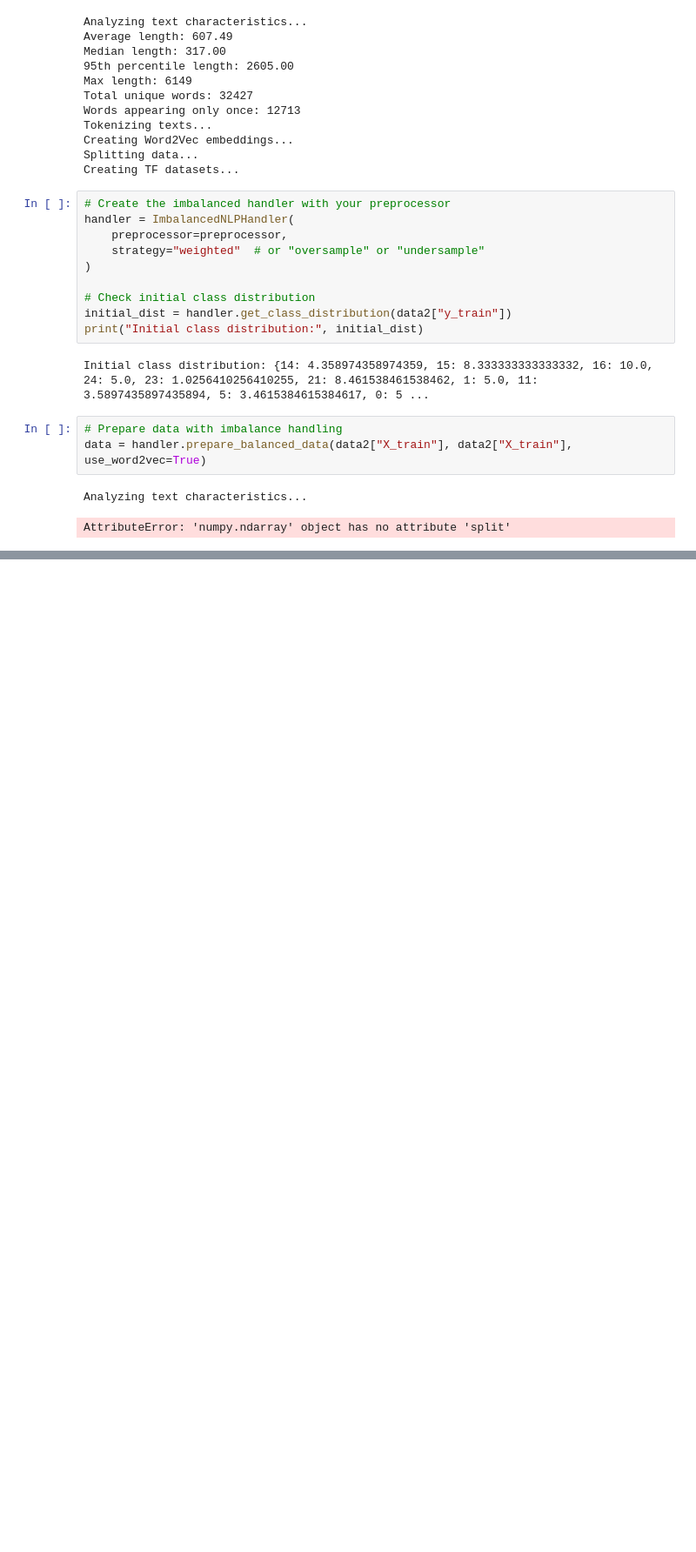
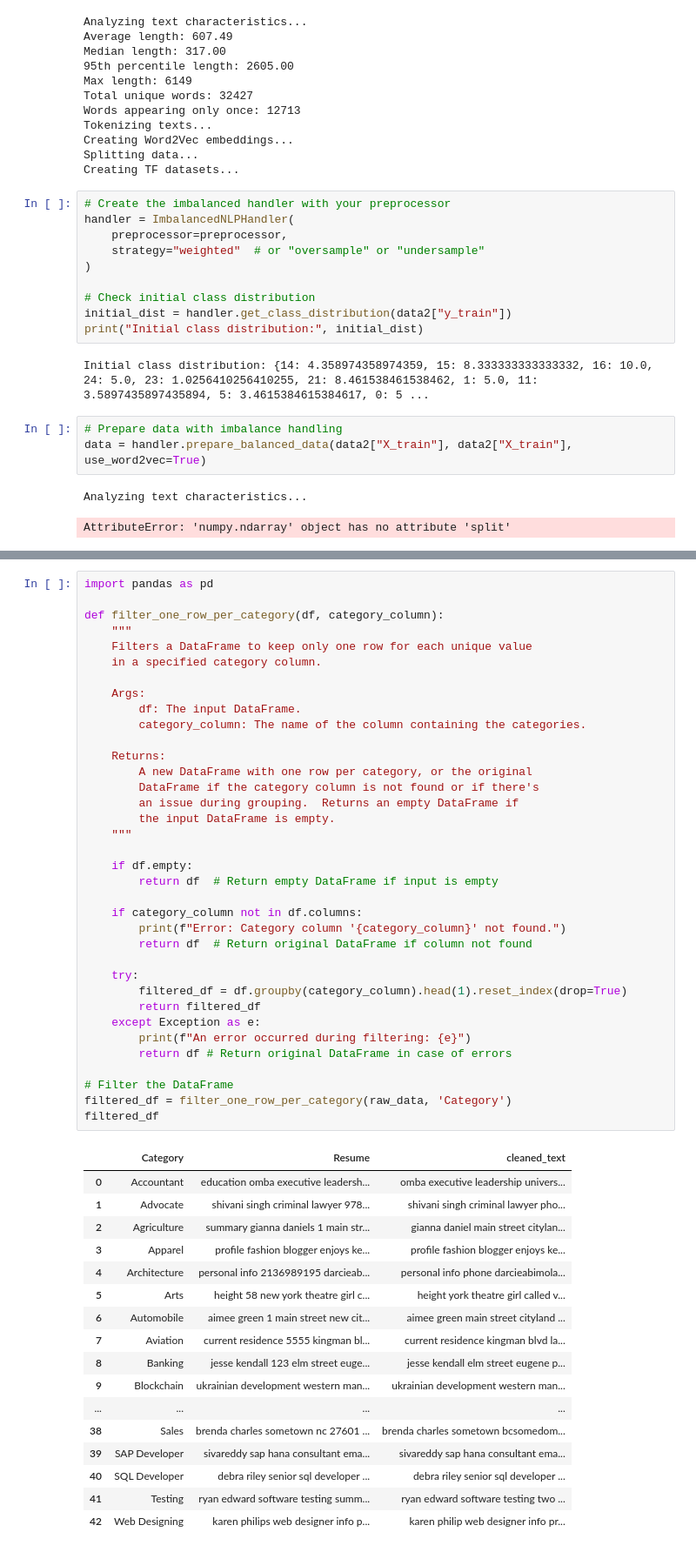
Before and after one commit to Rishit605/Resume-Analysis-NLP, a Jupyter notebook: notebook/NewTest.ipynb, the cells around one changed output, grey strips where cells are left out. Shown at 87% size. Cells and saved outputs as stored; diff of their text form; blank space fills up the shorter version.

Commit message:
DId some more testing.

```diff
--- a/notebook/NewTest.ipynb
+++ b/notebook/NewTest.ipynb
@@ -1342,0 +1742,54 @@ AttributeError: 'numpy.ndarray' object has no attribute 'split'
+# %%
+import pandas as pd
+
+def filter_one_row_per_category(df, category_column):
+    """
+    Filters a DataFrame to keep only one row for each unique value
+    in a specified category column.
+
+    Args:
+        df: The input DataFrame.
+        category_column: The name of the column containing the categories.
+
+    Returns:
+        A new DataFrame with one row per category, or the original
+        DataFrame if the category column is not found or if there's
+        an issue during grouping.  Returns an empty DataFrame if
+        the input DataFrame is empty.
+    """
+
+    if df.empty:
+        return df  # Return empty DataFrame if input is empty
+
+    if category_column not in df.columns:
+        print(f"Error: Category column '{category_column}' not found.")
+        return df  # Return original DataFrame if column not found
+
+    try:
+        filtered_df = df.groupby(category_column).head(1).reset_index(drop=True)
+        return filtered_df
+    except Exception as e:
+        print(f"An error occurred during filtering: {e}")
+        return df # Return original DataFrame in case of errors
+
+# Filter the DataFrame
+filtered_df = filter_one_row_per_category(raw_data, 'Category')
+filtered_df
+# %% [output]
+|  | Category | Resume | cleaned_text |
+| 0 | Accountant | education omba executive leadersh... | omba executive leadership univers... |
+| 1 | Advocate | shivani singh criminal lawyer 978... | shivani singh criminal lawyer pho... |
+| 2 | Agriculture | summary gianna daniels 1 main str... | gianna daniel main street citylan... |
+| 3 | Apparel | profile fashion blogger enjoys ke... | profile fashion blogger enjoys ke... |
+| 4 | Architecture | personal info 2136989195 darcieab... | personal info phone darcieabimola... |
+| 5 | Arts | height 58 new york theatre girl c... | height york theatre girl called v... |
+| 6 | Automobile | aimee green 1 main street new cit... | aimee green main street cityland ... |
+| 7 | Aviation | current residence 5555 kingman bl... | current residence kingman blvd la... |
+| 8 | Banking | jesse kendall 123 elm street euge... | jesse kendall elm street eugene p... |
+| 9 | Blockchain | ukrainian development western man... | ukrainian development western man... |
+| ... | ... | ... | ... |
+| 38 | Sales | brenda charles sometown nc 27601 ... | brenda charles sometown bcsomedom... |
+| 39 | SAP Developer | sivareddy sap hana consultant ema... | sivareddy sap hana consultant ema... |
+| 40 | SQL Developer | debra riley senior sql developer ... | debra riley senior sql developer ... |
+| 41 | Testing | ryan edward software testing summ... | ryan edward software testing two ... |
+| 42 | Web Designing | karen philips web designer info p... | karen philip web designer info pr... |
```
Also changed, not shown: parts of 40 cells of this notebook, 2 other files.
